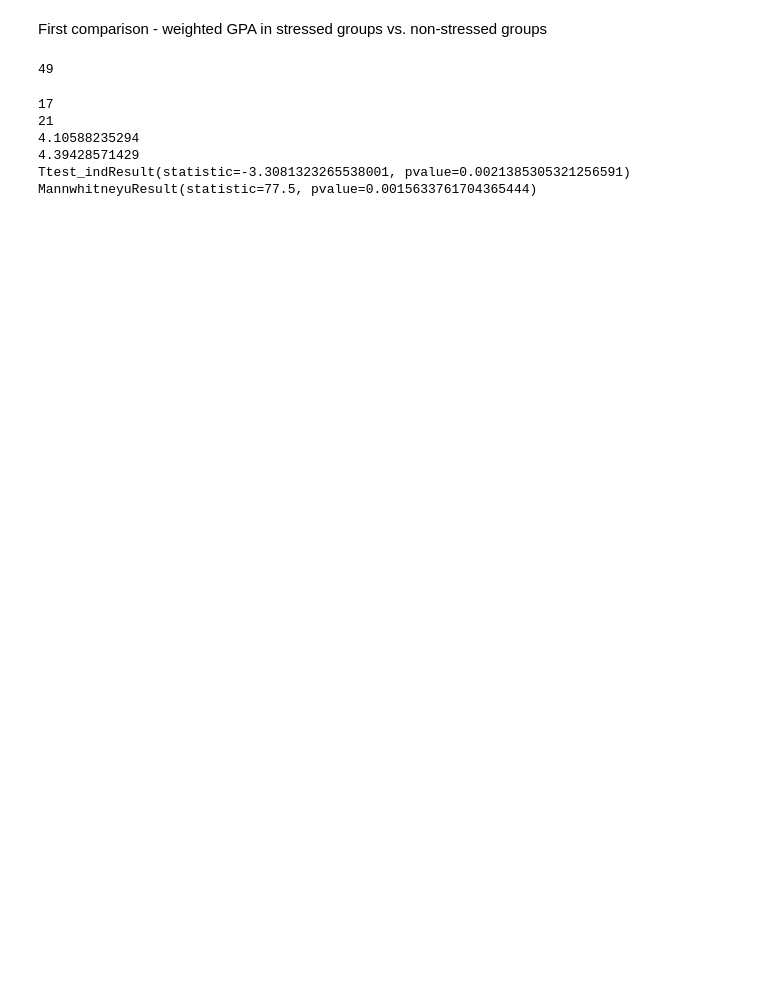
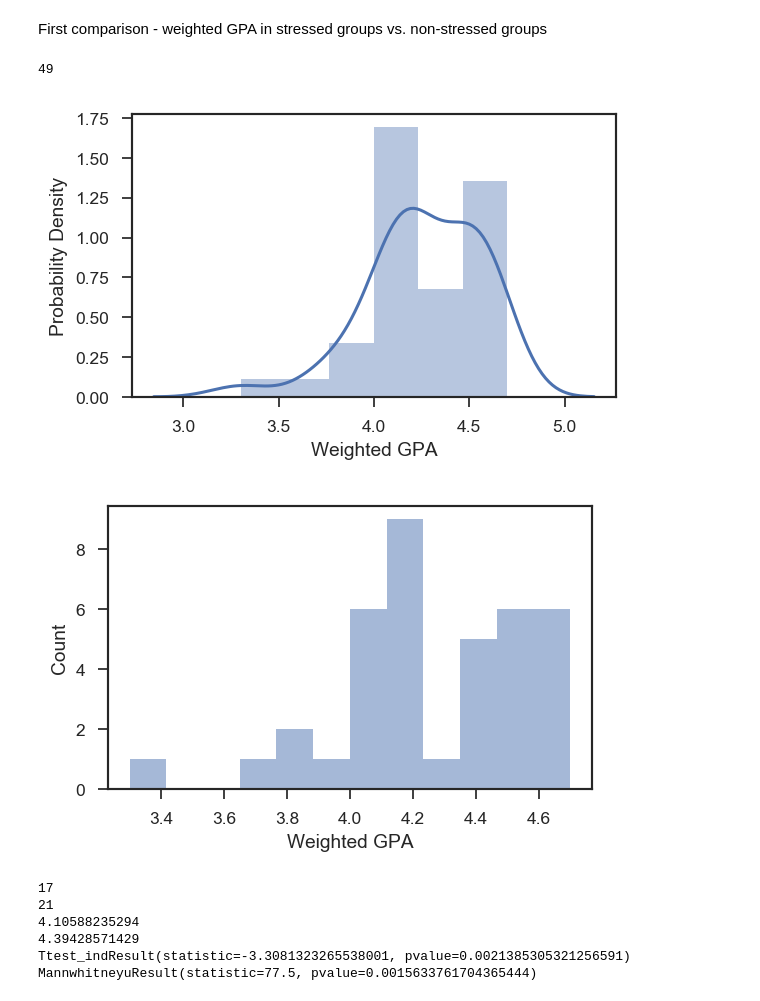
Before and after one commit to rmovva/generalsurvey, a Jupyter notebook: correlations_Ttests.ipynb, the cells around one changed output. Cells and saved outputs as stored; diff of their text form; code cells hidden in the pictures; blank space fills up the shorter version.

```diff
--- a/correlations_Ttests.ipynb
+++ b/correlations_Ttests.ipynb
@@ -41,4 +45,34 @@ First comparison - weighted GPA in stressed groups vs. non-stressed groups
 print len(df['wgpa'])
 # %% [output]
 49
+# %%
+# Distribution of weighted GPAs
+
+import numpy as np
+import seaborn as sns
+
+nonNan = np.logical_not(np.isnan(df['wgpa']))
+
+plt.figure(figsize=(5,3), dpi=125)
+ax = sns.distplot(df['wgpa'][nonNan])
+
+ax.set_xlabel('Weighted GPA')
+ax.set_ylabel('Probability Density')
+
+plt.savefig("wgpa_kde.png")
+plt.show()
+
+plt.figure(figsize=(5,3), dpi=125)
+ax = sns.distplot(df['wgpa'][nonNan], kde = False, bins = 12,
+                  hist_kws = {"linewidth": 2,
+                              "alpha": 0.5})
+
+ax.set_xlabel('Weighted GPA')
+ax.set_ylabel('Count')
+
+plt.savefig("wgpa_hist.png")
+plt.show()
+# %% [output]
+[figure, added]
+[figure, added]
 # %%
```
Also changed, not shown: parts of 9 cells of this notebook, 4 other files.
